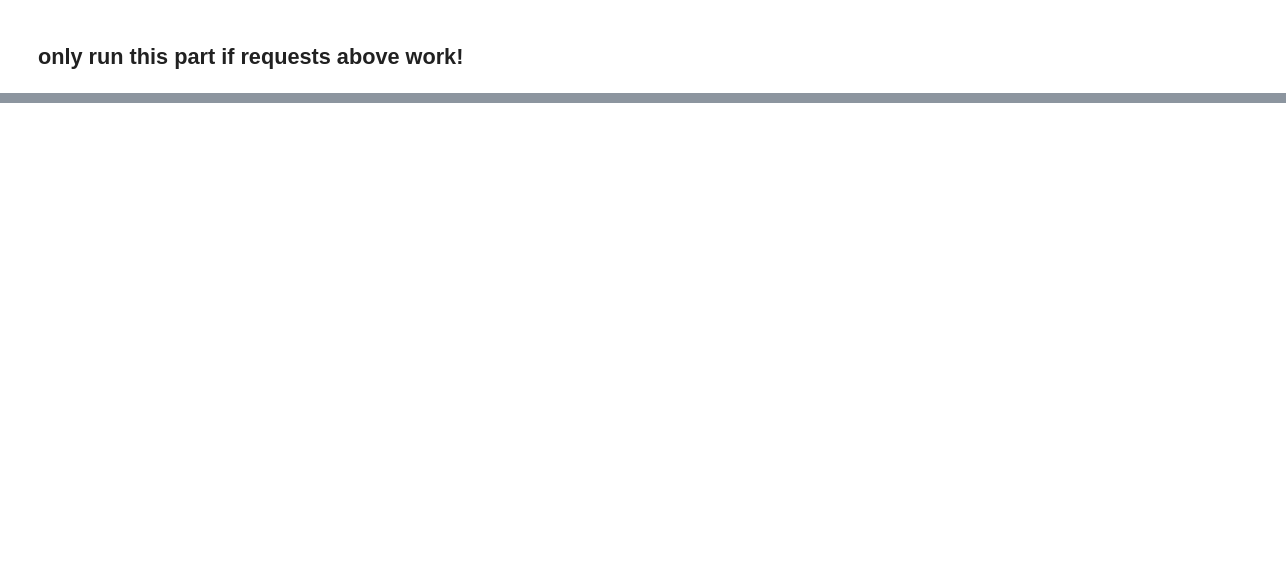
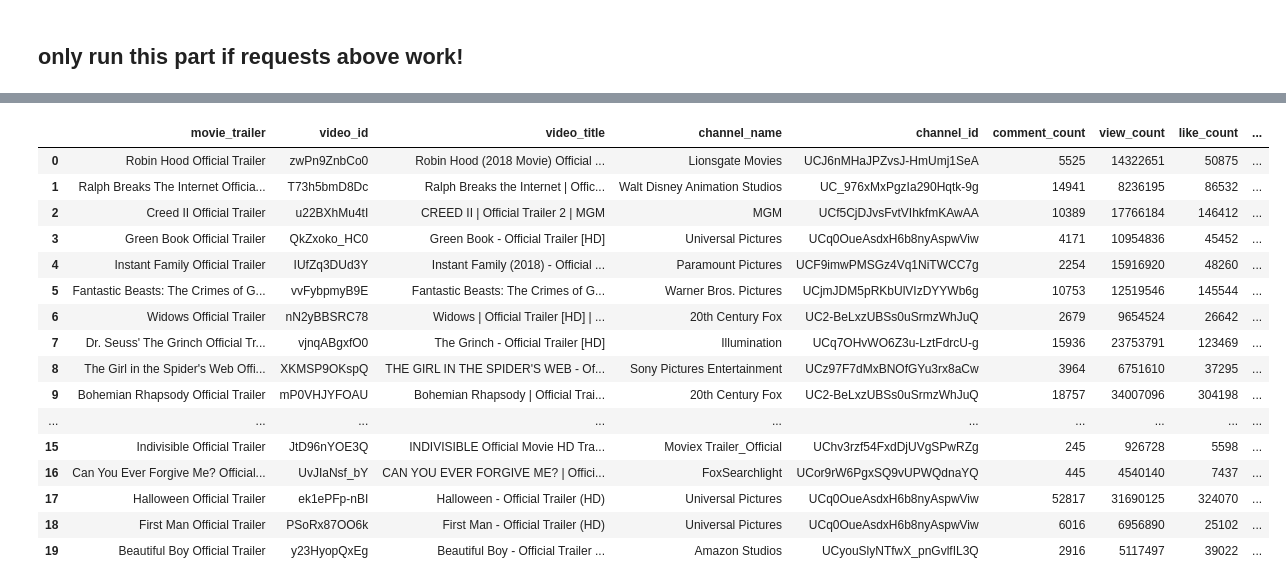
Before and after one commit to nsetnik0703/Netflix-Movie-Predictor, a Jupyter notebook: youtube_data.ipynb, the cells around one changed output, grey strips where cells are left out. Cells and saved outputs as stored; diff of their text form; code cells hidden in the pictures; blank space fills up the shorter version.

Commit message:
added youtube data csv

```diff
--- a/youtube_data.ipynb
+++ b/youtube_data.ipynb
@@ -1,6 +1,6 @@
 # %%
 # import dependecies
-gkey = "YOUR API KEY"
+gkey = "AIzaSyBMGtHDYsNWe763paBu7QKXTs62dqXOL5k"
 
 import requests
 import json
@@ -38,7 +38,7 @@ len(movies)
 143
 # %%
 # replace encoding issue
-encode_list = [movie.replace('â\x80\x99', "'").replace("â\x80\x94", "-").replace("Âº", "º").replace("Ã©", "e") for movie in movies]
+encode_list = [movie.replace('â\x80\x99', "'").replace("â\x80\x94", "-").replace("Âº", "º").replace("Ã©", "e").replace("&", "and") for movie in movies]
 encode_list
 # %% [output]
 ['On the Basis of Sex',
@@ -160,0 +259,5 @@ df
+# %%
+# create dataframe from dictionary
+df2 = pd.DataFrame.from_dict(list(d2.items()))
+df2 = df2.rename(columns={0: "movie_trailer", 1: "video_id"})
+df2
@@ -160,0 +282,54 @@ df
+# %%
+df2["video_title"] = ""
+df2["channel_name"] = ""
+df2["channel_id"] = ""
+df2["comment_count"] = ""
+df2["view_count"] = ""
+df2["like_count"] = ""
+df2["date_published"] = ""
+
+# for loop to retrieve view count, comment count, like count for each video
+for index, row in df2.iterrows():
+    video = row["video_id"]
+    index = index
+
+    final_url = base_url + ("videos?part=snippet%2C+statistics&id={0}&key={1}").format(video, gkey)
+    final_results = requests.get(final_url).json()
+    vid_response = final_results["items"]
+
+    for i in vid_response:
+        t = i.get("snippet").get("title")
+        c = i.get("snippet").get("channelTitle")
+        d = i.get("snippet").get("channelId")
+        m = i.get("snippet").get("publishedAt")
+
+        comment_count = i.get("statistics").get("commentCount")
+        view_count = i.get("statistics").get("viewCount")
+        like_count = i.get("statistics").get("likeCount")
+
+        df2.loc[index, "video_title"] = t
+        df2.loc[index, "channel_name"] = c
+        df2.loc[index, "channel_id"] = d
+        df2.loc[index, "comment_count"] = comment_count
+        df2.loc[index, "view_count"] = view_count
+        df2.loc[index, "like_count"] = like_count
+        df2.loc[index, "date_published"] = m
+df2
+# %% [output]
+|  | movie_trailer | video_id | video_title | channel_name | channel_id | comment_count | view_count | like_count | ... |
+| 0 | Robin Hood Official Trailer | zwPn9ZnbCo0 | Robin Hood (2018 Movie) Official ... | Lionsgate Movies | UCJ6nMHaJPZvsJ-HmUmj1SeA | 5525 | 14322651 | 50875 | ... |
+| 1 | Ralph Breaks The Internet Officia... | T73h5bmD8Dc | Ralph Breaks the Internet | Offic... | Walt Disney Animation Studios | UC_976xMxPgzIa290Hqtk-9g | 14941 | 8236195 | 86532 | ... |
+| 2 | Creed II Official Trailer | u22BXhMu4tI | CREED II | Official Trailer 2 | MGM | MGM | UCf5CjDJvsFvtVIhkfmKAwAA | 10389 | 17766184 | 146412 | ... |
+| 3 | Green Book Official Trailer | QkZxoko_HC0 | Green Book - Official Trailer [HD] | Universal Pictures | UCq0OueAsdxH6b8nyAspwViw | 4171 | 10954836 | 45452 | ... |
+| 4 | Instant Family Official Trailer | IUfZq3DUd3Y | Instant Family (2018) - Official ... | Paramount Pictures | UCF9imwPMSGz4Vq1NiTWCC7g | 2254 | 15916920 | 48260 | ... |
+| 5 | Fantastic Beasts: The Crimes of G... | vvFybpmyB9E | Fantastic Beasts: The Crimes of G... | Warner Bros. Pictures | UCjmJDM5pRKbUlVIzDYYWb6g | 10753 | 12519546 | 145544 | ... |
+| 6 | Widows Official Trailer | nN2yBBSRC78 | Widows | Official Trailer [HD] | ... | 20th Century Fox | UC2-BeLxzUBSs0uSrmzWhJuQ | 2679 | 9654524 | 26642 | ... |
+| 7 | Dr. Seuss' The Grinch Official Tr... | vjnqABgxfO0 | The Grinch - Official Trailer [HD] | Illumination | UCq7OHvWO6Z3u-LztFdrcU-g | 15936 | 23753791 | 123469 | ... |
+| 8 | The Girl in the Spider's Web Offi... | XKMSP9OKspQ | THE GIRL IN THE SPIDER'S WEB - Of... | Sony Pictures Entertainment | UCz97F7dMxBNOfGYu3rx8aCw | 3964 | 6751610 | 37295 | ... |
+| 9 | Bohemian Rhapsody Official Trailer | mP0VHJYFOAU | Bohemian Rhapsody | Official Trai... | 20th Century Fox | UC2-BeLxzUBSs0uSrmzWhJuQ | 18757 | 34007096 | 304198 | ... |
+| ... | ... | ... | ... | ... | ... | ... | ... | ... | ... |
+| 15 | Indivisible Official Trailer | JtD96nYOE3Q | INDIVISIBLE Official Movie HD Tra... | Moviex Trailer_Official | UChv3rzf54FxdDjUVgSPwRZg | 245 | 926728 | 5598 | ... |
+| 16 | Can You Ever Forgive Me? Official... | UvJIaNsf_bY | CAN YOU EVER FORGIVE ME? | Offici... | FoxSearchlight | UCor9rW6PgxSQ9vUPWQdnaYQ | 445 | 4540140 | 7437 | ... |
+| 17 | Halloween Official Trailer | ek1ePFp-nBI | Halloween - Official Trailer (HD) | Universal Pictures | UCq0OueAsdxH6b8nyAspwViw | 52817 | 31690125 | 324070 | ... |
+| 18 | First Man Official Trailer | PSoRx87OO6k | First Man - Official Trailer (HD) | Universal Pictures | UCq0OueAsdxH6b8nyAspwViw | 6016 | 6956890 | 25102 | ... |
+| 19 | Beautiful Boy Official Trailer | y23HyopQxEg | Beautiful Boy - Official Trailer ... | Amazon Studios | UCyouSlyNTfwX_pnGvlfIL3Q | 2916 | 5117497 | 39022 | ... |
```
Also changed, not shown: parts of 26 cells of this notebook, 1 other file.
